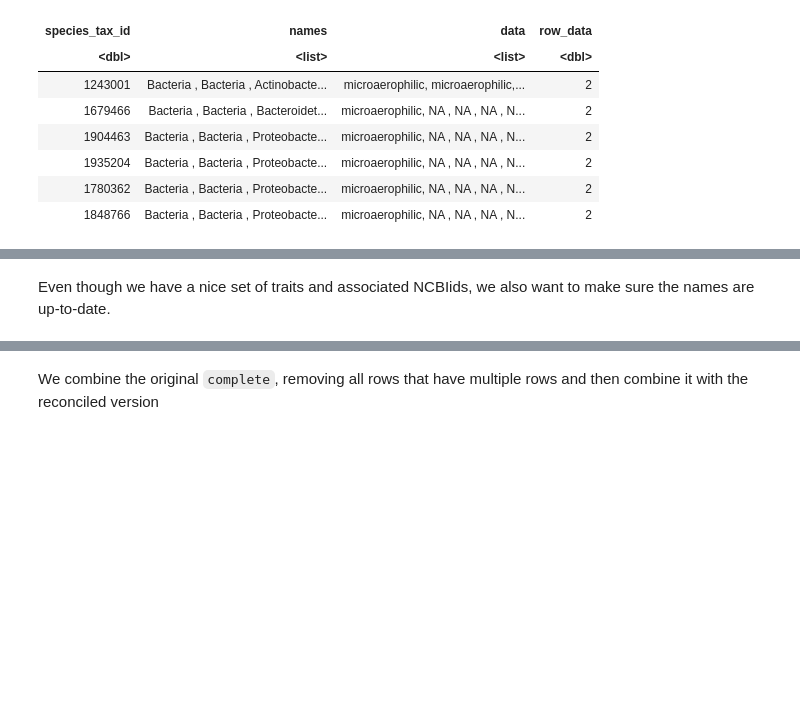
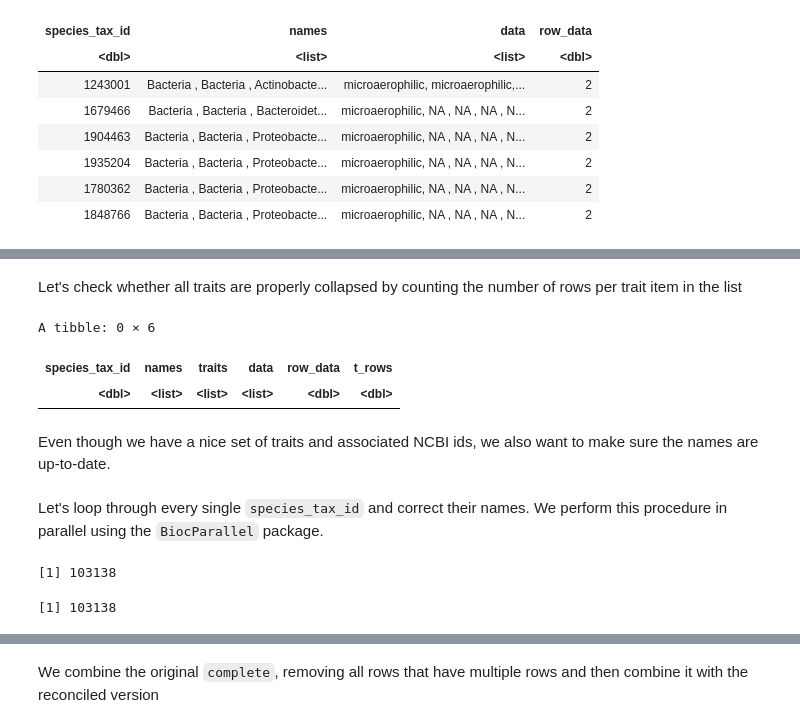
Before and after one commit to qpmnguyen/microbe_set_trait, a Jupyter notebook: notebooks/db_prep.ipynb, the cells around one changed output, grey strips where cells are left out. Cells and saved outputs as stored; diff of their text form; code cells hidden in the pictures; blank space fills up the shorter version.

```diff
--- a/notebooks/db_prep.ipynb
+++ b/notebooks/db_prep.ipynb
@@ -150,7 +152,7 @@ trim_path <- function(vec){
 }
 
 
-gold_final$pathways <- trim_path(gold_final$pathways)
+gold$pathways <- trim_path(gold$pathways)
 base$pathways <- trim_path(base$pathways)
 weissman$pathways <- trim_path(weissman$pathways)
 weissman$substrate <- trim_path(weissman$substrate)
@@ -275,4 +296,2 @@ A tibble: 2 × 8
 # %%
-reconcile <- reconcile %>% mutate(traits = imap(data, ~{
-    reconcile_trait(.x, .y)
-}));
+reconcile <- reconcile %>% mutate(traits = pmap(reconcile, reconcile_trait));
@@ -311,7 +310,6 @@ A tibble: 6 × 5
 | 1780362 | Bacteria , Bacteria , Proteobacte... | microaerophilic, NA , NA , NA , N... | 2 | microaerophilic, NA , NA , NA , N... |
 | 1848766 | Bacteria , Bacteria , Proteobacte... | microaerophilic, NA , NA , NA , N... | 2 | microaerophilic, NA , NA , NA , N... |
 # %%
-dim(reconcile)
-head(reconcile)
-# check for multiple rows for reconcile
-reconcile %>% group_by(species_tax_id) %>% tally() %>% filter(n > 1)
+complete <- complete %>% rename("traits" = "data") %>% filter(!species_tax_id %in% multiple_rows) %>%
+    select(-row_data)
+complete <- bind_rows(complete, reconcile)
@@ -332,3 +316,11 @@ A grouped_df: 0 × 9
+# %% [markdown]
+Let's check whether all traits are properly collapsed by counting the number of rows per trait item in the list
+# %%
+complete %>% mutate(t_rows = map_dbl(traits, ~nrow(.x))) %>% filter(t_rows > 1)
+# %% [output]
+A tibble: 0 × 6
+| species_tax_id | names | traits | data | row_data | t_rows |
+| <dbl> | <list> | <list> | <list> | <dbl> | <dbl> |
 # %% [markdown]
-Even though we have a nice set of traits and associated NCBIids, we also want to make sure the names are up-to-date.
+Even though we have a nice set of traits and associated NCBI ids, we also want to make sure the names are up-to-date.
 # %%
@@ -376,3 +370,12 @@ collapse_name <- function(identifier, names) {
     }
     return(reconciled_names)
 }
+# %% [markdown]
+Let's loop through every single `species_tax_id` and correct their names. We perform this procedure in parallel using the `BiocParallel` package.
+# %%
+test <- complete[1:10,]
+length(complete$species_tax_id)
+length(complete$names)
+# %% [output]
+[1] 103138
+[1] 103138
```
Also changed, not shown: parts of 14 cells of this notebook, 5 other files.
